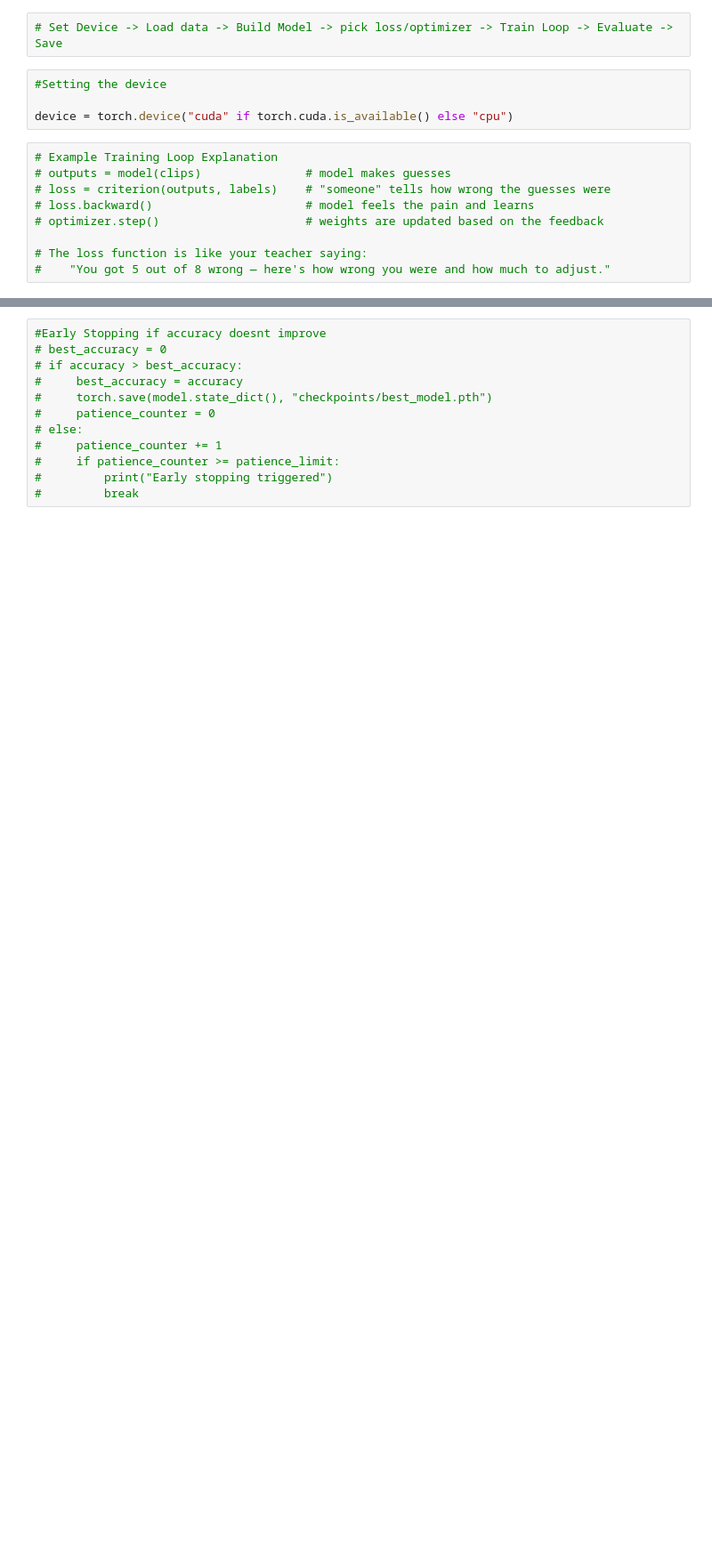
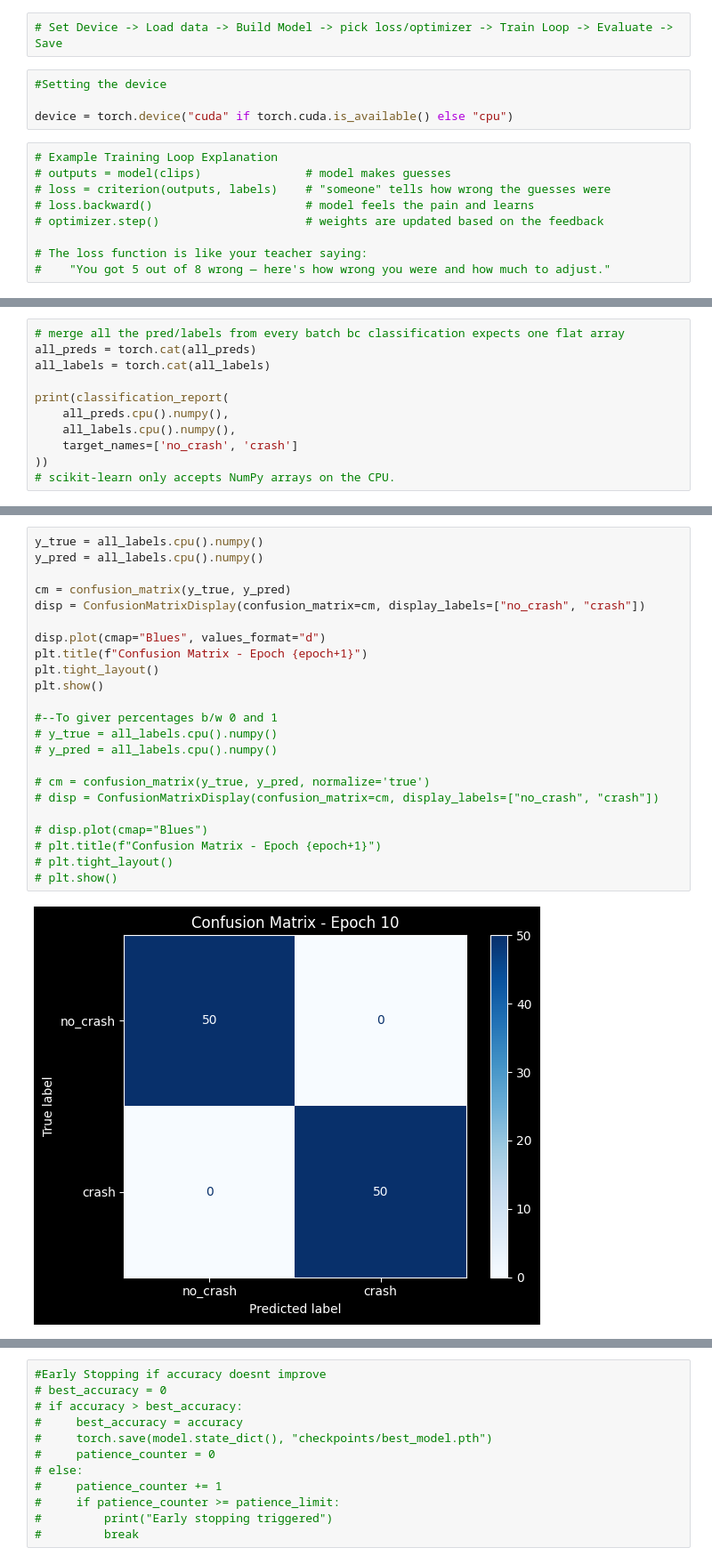
Before and after one commit to KosiAtupulazi/collision-detection, a Jupyter notebook: src/train_model.ipynb, the cells around one changed output, grey strips where cells are left out. Shown at 89% size. Saved outputs shown, nothing was run; the diff lists cells and outputs as text; blank space fills up the shorter version.

Commit message:
added confusion and eval metrics

```diff
--- a/src/train_model.ipynb
+++ b/src/train_model.ipynb
@@ -168,0 +204,11 @@ Epoch: 10 Validation Accuracy:  54.00%
+# %%
+# merge all the pred/labels from every batch bc classification expects one flat array
+all_preds = torch.cat(all_preds)
+all_labels = torch.cat(all_labels)
+
+print(classification_report(
+    all_preds.cpu().numpy(),
+    all_labels.cpu().numpy(),
+    target_names=['no_crash', 'crash']
+))
+# scikit-learn only accepts NumPy arrays on the CPU.
@@ -168,0 +224,25 @@ Epoch: 10 Validation Accuracy:  54.00%
+# %%
+y_true = all_labels.cpu().numpy()
+y_pred = all_labels.cpu().numpy()
+
+cm = confusion_matrix(y_true, y_pred)
+disp = ConfusionMatrixDisplay(confusion_matrix=cm, display_labels=["no_crash", "crash"])
+
+disp.plot(cmap="Blues", values_format="d")
+plt.title(f"Confusion Matrix - Epoch {epoch+1}")
+plt.tight_layout()
+plt.show()
+
+#--To giver percentages b/w 0 and 1
+# y_true = all_labels.cpu().numpy()
+# y_pred = all_labels.cpu().numpy()
+
+# cm = confusion_matrix(y_true, y_pred, normalize='true')
+# disp = ConfusionMatrixDisplay(confusion_matrix=cm, display_labels=["no_crash", "crash"])
+
+# disp.plot(cmap="Blues")
+# plt.title(f"Confusion Matrix - Epoch {epoch+1}")
+# plt.tight_layout()
+# plt.show()
+# %% [output]
+[figure, added]
```
Also changed, not shown: parts of 15 cells of this notebook, 7 other files.
